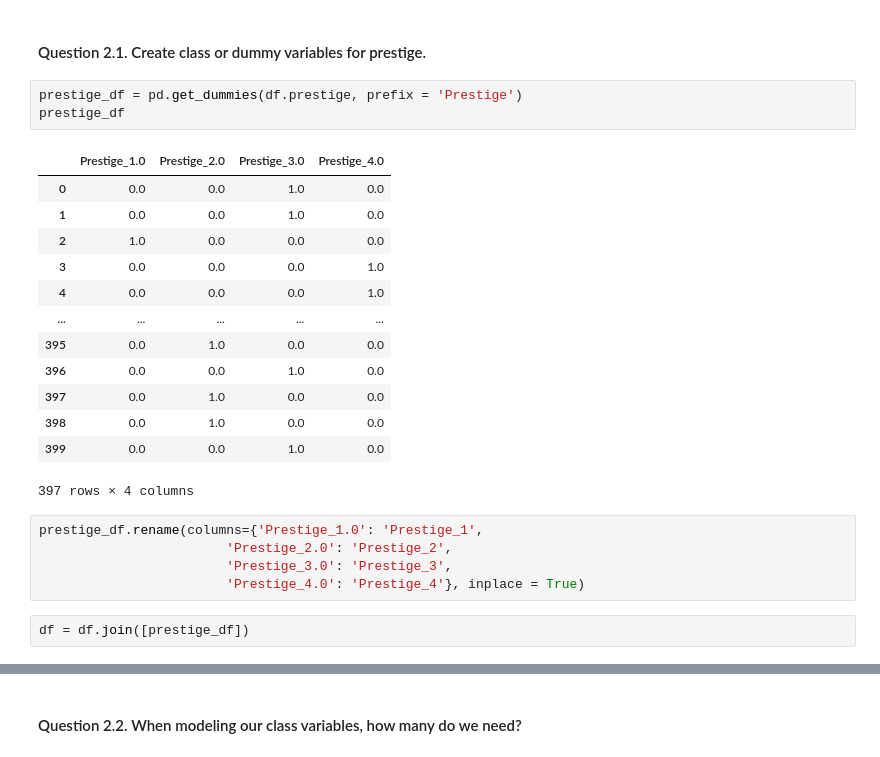
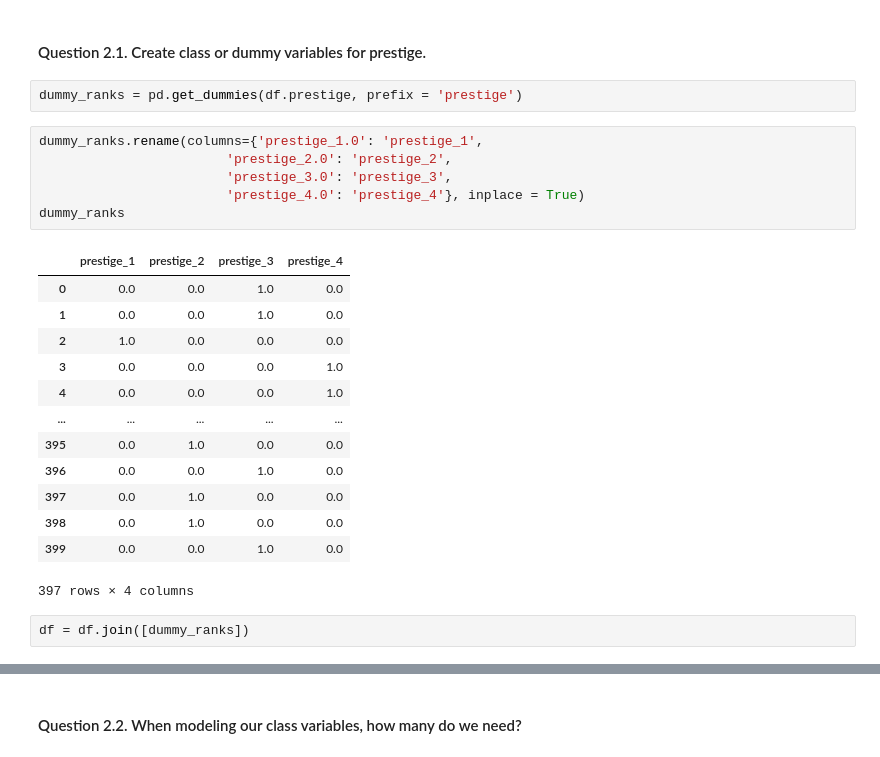
Before and after one commit to MirandaRemmer/DS-SF-23, a Jupyter notebook: unit-projects/3/starter-code/unit-project-3-Remmer.ipynb, the cells around one changed output, grey strips where cells are left out. Saved outputs shown, nothing was run; the diff lists cells and outputs as text.

```diff
--- a/unit-projects/3/starter-code/unit-project-3-Remmer.ipynb
+++ b/unit-projects/3/starter-code/unit-project-3-Remmer.ipynb
@@ -57,26 +64,26 @@ nan 0
 # %% [markdown]
 #### Question 2.1. Create class or dummy variables for prestige.
 # %%
-prestige_df = pd.get_dummies(df.prestige, prefix = 'Prestige')
-prestige_df
+dummy_ranks = pd.get_dummies(df.prestige, prefix = 'prestige')
-# %% [output]
-|  | Prestige_1.0 | Prestige_2.0 | Prestige_3.0 | Prestige_4.0 |
-| 0 | 0.0 | 0.0 | 1.0 | 0.0 |
-| 1 | 0.0 | 0.0 | 1.0 | 0.0 |
-| 2 | 1.0 | 0.0 | 0.0 | 0.0 |
-| 3 | 0.0 | 0.0 | 0.0 | 1.0 |
-| 4 | 0.0 | 0.0 | 0.0 | 1.0 |
-| ... | ... | ... | ... | ... |
-| 395 | 0.0 | 1.0 | 0.0 | 0.0 |
-| 396 | 0.0 | 0.0 | 1.0 | 0.0 |
-| 397 | 0.0 | 1.0 | 0.0 | 0.0 |
-| 398 | 0.0 | 1.0 | 0.0 | 0.0 |
-| 399 | 0.0 | 0.0 | 1.0 | 0.0 |
-397 rows × 4 columns
 # %%
-prestige_df.rename(columns={'Prestige_1.0': 'Prestige_1',
-                        'Prestige_2.0': 'Prestige_2',
-                        'Prestige_3.0': 'Prestige_3',
-                        'Prestige_4.0': 'Prestige_4'}, inplace = True)
+dummy_ranks.rename(columns={'prestige_1.0': 'prestige_1',
+                        'prestige_2.0': 'prestige_2',
+                        'prestige_3.0': 'prestige_3',
+                        'prestige_4.0': 'prestige_4'}, inplace = True)
+dummy_ranks
+# %% [output]
+|  | prestige_1 | prestige_2 | prestige_3 | prestige_4 |
+| 0 | 0.0 | 0.0 | 1.0 | 0.0 |
+| 1 | 0.0 | 0.0 | 1.0 | 0.0 |
+| 2 | 1.0 | 0.0 | 0.0 | 0.0 |
+| 3 | 0.0 | 0.0 | 0.0 | 1.0 |
+| 4 | 0.0 | 0.0 | 0.0 | 1.0 |
+| ... | ... | ... | ... | ... |
+| 395 | 0.0 | 1.0 | 0.0 | 0.0 |
+| 396 | 0.0 | 0.0 | 1.0 | 0.0 |
+| 397 | 0.0 | 1.0 | 0.0 | 0.0 |
+| 398 | 0.0 | 1.0 | 0.0 | 0.0 |
+| 399 | 0.0 | 0.0 | 1.0 | 0.0 |
+397 rows × 4 columns
 # %%
-df = df.join([prestige_df])
+df = df.join([dummy_ranks])
```
Also changed, not shown: parts of 30 cells of this notebook, 1 other file.
